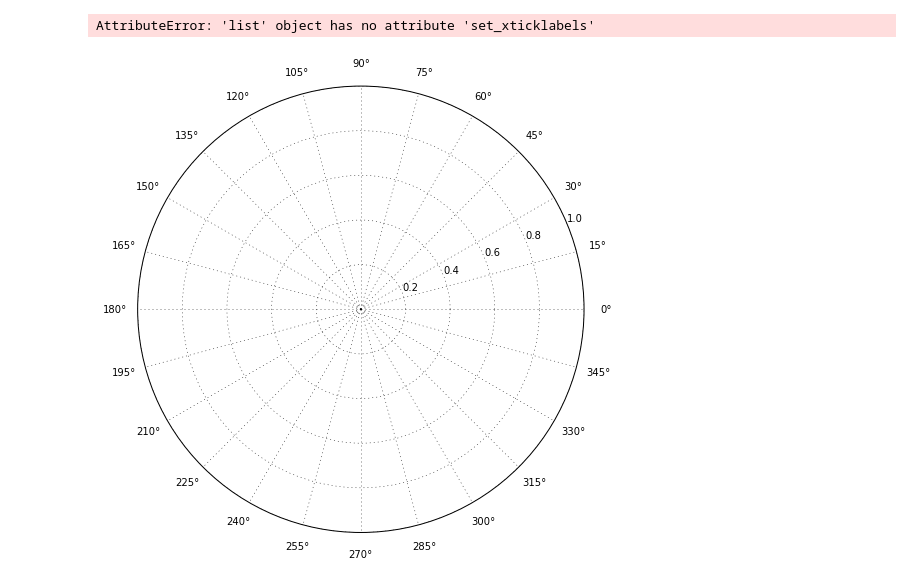
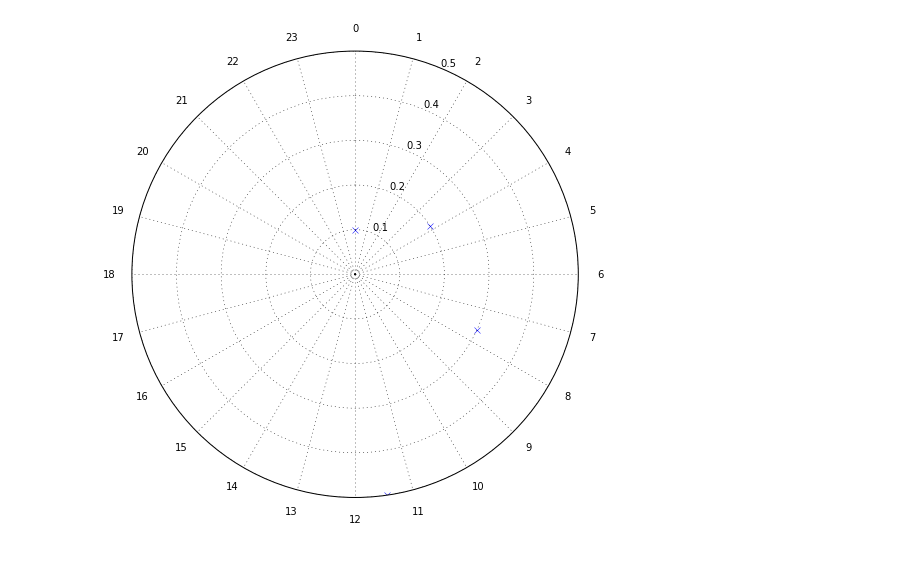
Before and after one commit to atwj/SMU-iCity-internship-analytics, a Jupyter notebook: Project/ADL/playground.ipynb, the cells around one changed output. Saved outputs shown, nothing was run; the diff lists cells and outputs as text; code cells hidden in the pictures.

Commit message:
Experimented with charts, plotting radian data

```diff
--- a/Project/ADL/playground.ipynb
+++ b/Project/ADL/playground.ipynb
@@ -1,32 +1,26 @@
 # %%
 #imports
 %matplotlib inline
 import matplotlib.pyplot as plt
 import numpy as np
 
 #plot
 # Create the figure and configure
 fig = plt.figure(figsize=(8,8))
 # Add subplot of polar projection
 ax1 = fig.add_subplot(111, projection='polar')
 # Add 24 xtick points of (0,23) representing the hours in a day
 ax1.set_xticks(np.linspace(0,23,24,endpoint=True, dtype=np.int32) / 24 * (2 * np.pi))
 # Generate xtick labels from [0,23]
 xticklabels = [str(x) for x in range (0,24)]
 # Set xtick labels
 ax1.set_xticklabels(xticklabels)
 # Set 0 degrees to 'North'
 ax1.set_theta_zero_location('N')
 # Set values to increment clockwise
 ax1.set_theta_direction(-1)
+ax1.plot ([0.1,0.2,0.3,0.5],'x')
 
-
-
-# y_lim = ax1.get_ylim()
-# x_axis = ax1.set_x
-# print(y_lim)
-# print(x_axis)
 plt.show()
 # %% [output]
-AttributeError: 'list' object has no attribute 'set_xticklabels'
-[figure, old version]
+[figure, new version]
```
